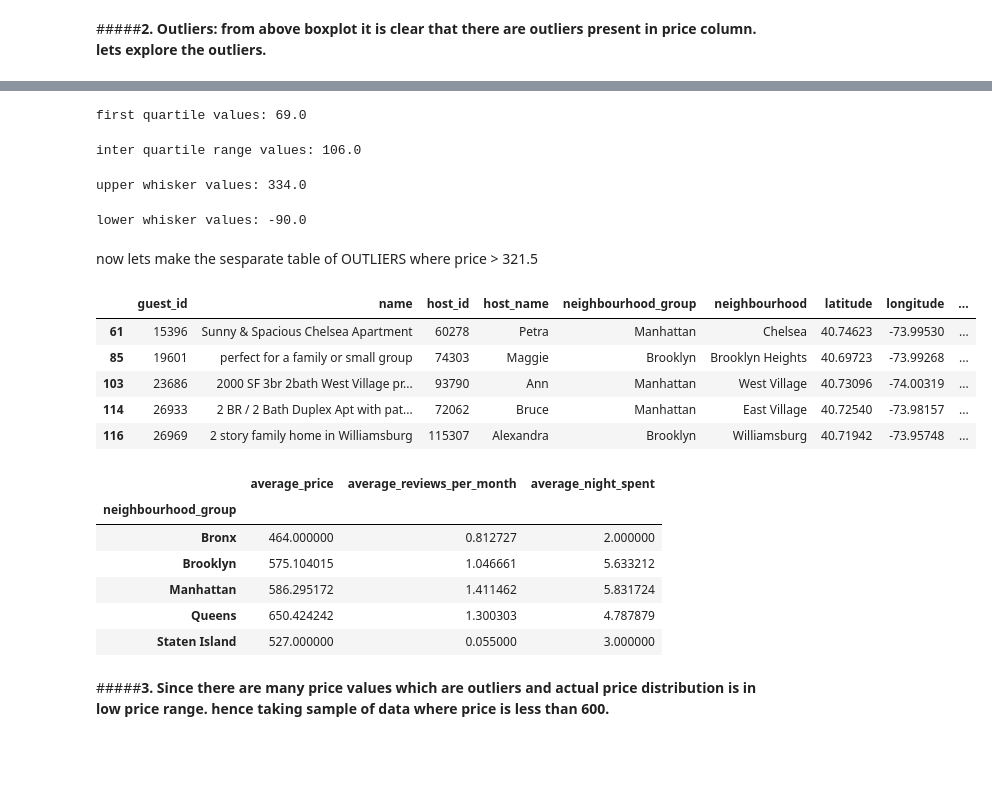
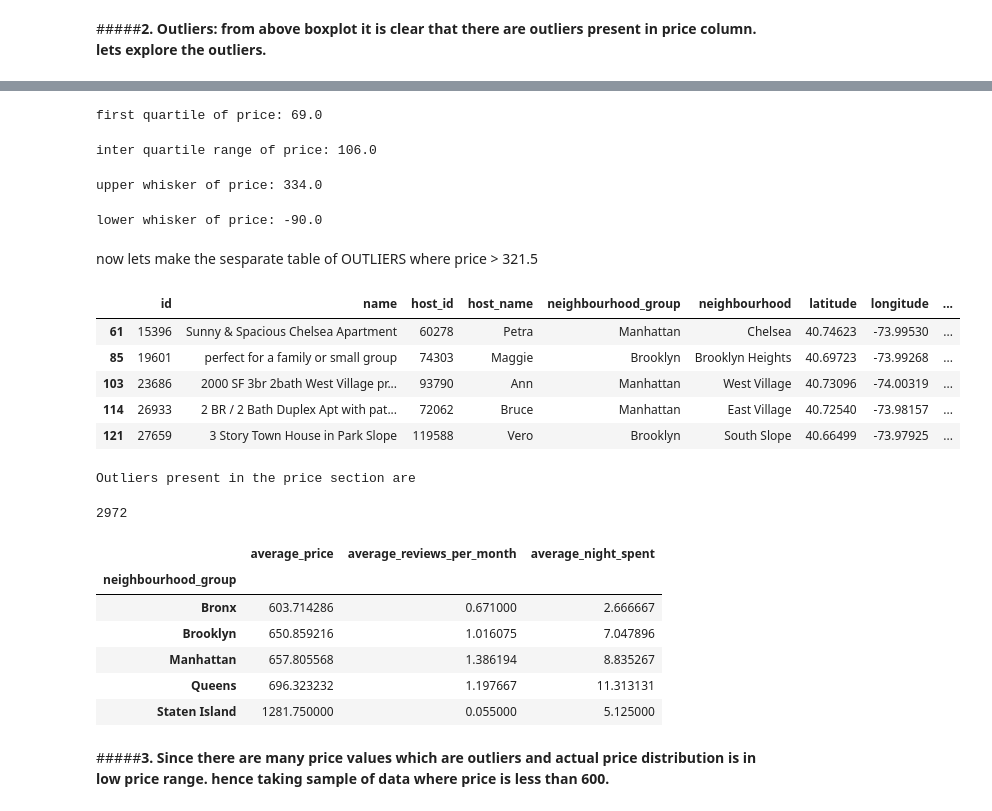
Before and after one commit to vaibhavrk18/AirBnb_EDA, a Jupyter notebook: AirBnb_capstone_vk.ipynb, the cells around one changed output, grey strips where cells are left out. Cells and saved outputs as stored; diff of their text form; code cells hidden in the pictures; blank space fills up the shorter version.

```diff
--- a/AirBnb_capstone_vk.ipynb
+++ b/AirBnb_capstone_vk.ipynb
@@ -1352,45 +1352,54 @@ third quartile values: 175.0
 q1 = airbnb_df['price'].quantile(0.25)
 q1
 
-print(f"first quartile values: {q1}")
+print(f"first quartile of price: {q1}")
 # %% [output]
-first quartile values: 69.0
+first quartile of price: 69.0
 # %%
 # inter quartile range of boxplot
 iqr = q3 - q1
 iqr
 
-print(f"inter quartile range values: {iqr}")
+print(f"inter quartile range of price: {iqr}")
 # %% [output]
-inter quartile range values: 106.0
+inter quartile range of price: 106.0
 # %%
 # upper limit of the boxplot
 upper_whisker = q3 + 1.5 * iqr
 upper_whisker
 
-print(f"upper whisker values: {upper_whisker}")
+print(f"upper whisker of price: {upper_whisker}")
 # %% [output]
-upper whisker values: 334.0
+upper whisker of price: 334.0
 # %%
 #lower limit of the boxplot
 lower_whisker = q1 - 1.5 * iqr
 lower_whisker
 
-print(f"lower whisker values: {lower_whisker}")
+print(f"lower whisker of price: {lower_whisker}")
 # %% [output]
-lower whisker values: -90.0
+lower whisker of price: -90.0
 # %% [markdown]
 now lets make the sesparate table of OUTLIERS where price > 321.5
 # %%
-outlier_table = airbnb_df.loc[airbnb_df.loc[:,'price'] > 321.5]
+outlier_table = airbnb_df.loc[airbnb_df.loc[:,'price'] > 334]
 outlier_table.head()
 # %% [output]
-|  | guest_id | name | host_id | host_name | neighbourhood_group | neighbourhood | latitude | longitude | ... |
+|  | id | name | host_id | host_name | neighbourhood_group | neighbourhood | latitude | longitude | ... |
 | 61 | 15396 | Sunny & Spacious Chelsea Apartment | 60278 | Petra | Manhattan | Chelsea | 40.74623 | -73.99530 | ... |
 | 85 | 19601 | perfect for a family or small group | 74303 | Maggie | Brooklyn | Brooklyn Heights | 40.69723 | -73.99268 | ... |
 | 103 | 23686 | 2000 SF 3br 2bath West Village pr... | 93790 | Ann | Manhattan | West Village | 40.73096 | -74.00319 | ... |
 | 114 | 26933 | 2 BR / 2 Bath Duplex Apt with pat... | 72062 | Bruce | Manhattan | East Village | 40.72540 | -73.98157 | ... |
-| 116 | 26969 | 2 story family home in Williamsburg | 115307 | Alexandra | Brooklyn | Williamsburg | 40.71942 | -73.95748 | ... |
+| 121 | 27659 | 3 Story Town House in Park Slope | 119588 | Vero | Brooklyn | South Slope | 40.66499 | -73.97925 | ... |
+# %%
+outlier_count = outlier_table['price'].count()
+
+print(f'Outliers present in the price section are\n')
+
+outlier_count
+# %% [output]
+Outliers present in the price section are
+2972
 # %%
 #groupby on neighbourhood_group from outlier_table and some aggrigation.
 outlier_table.groupby('neighbourhood_group').agg(average_price = ('price','mean'),
@@ -1399,11 +1408,11 @@ outlier_table.groupby('neighbourhood_group').agg(average_price = ('price','mean'
 # %% [output]
 |  | average_price | average_reviews_per_month | average_night_spent |
 | neighbourhood_group |  |  |  |
-| Bronx | 464.000000 | 0.812727 | 2.000000 |
-| Brooklyn | 575.104015 | 1.046661 | 5.633212 |
-| Manhattan | 586.295172 | 1.411462 | 5.831724 |
-| Queens | 650.424242 | 1.300303 | 4.787879 |
-| Staten Island | 527.000000 | 0.055000 | 3.000000 |
+| Bronx | 603.714286 | 0.671000 | 2.666667 |
+| Brooklyn | 650.859216 | 1.016075 | 7.047896 |
+| Manhattan | 657.805568 | 1.386194 | 8.835267 |
+| Queens | 696.323232 | 1.197667 | 11.313131 |
+| Staten Island | 1281.750000 | 0.055000 | 5.125000 |
 # %% [markdown]
 #####**3. Since there are many price values which are outliers and actual price distribution is in low price range. hence taking sample of data where price is less than 600.**
 # %%
```
Also changed, not shown: parts of 7 cells of this notebook.
